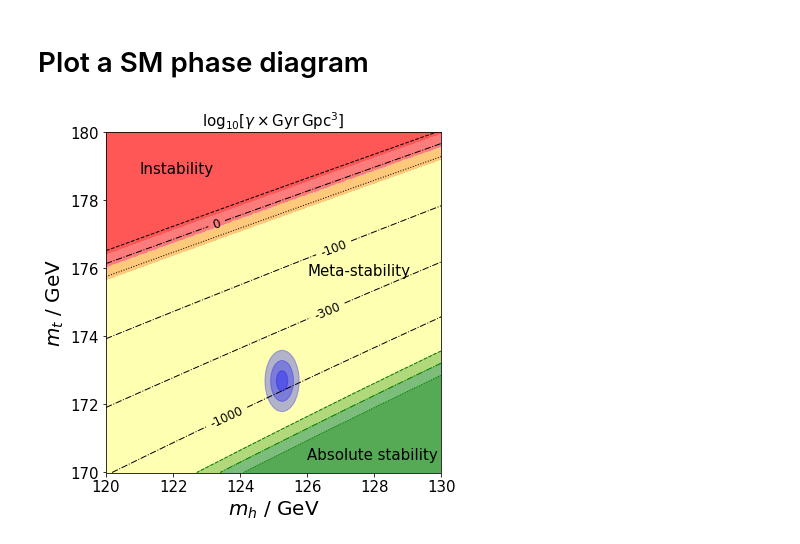
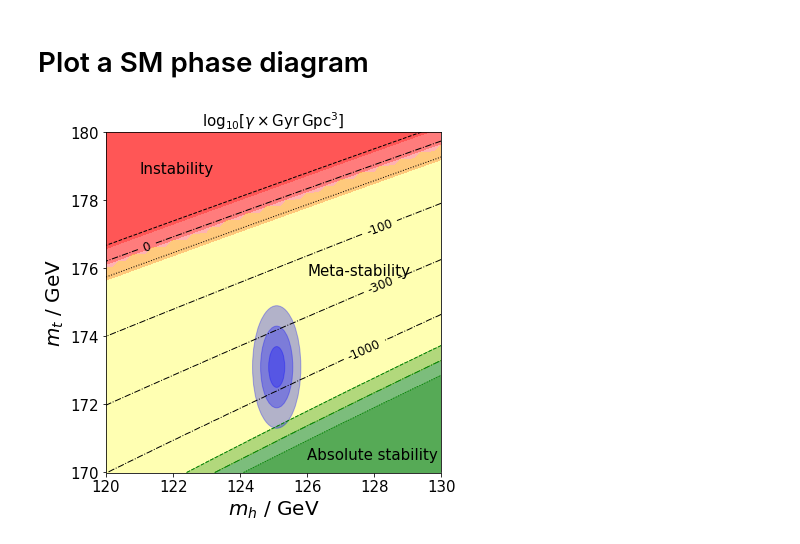
Before and after one commit to SoChigusa/ELVAS, a Jupyter notebook: src/plot/phase_diagram.ipynb, the cells around one changed output. Drawn from its saved outputs; the diff is of its cells as text; code cells hidden in the pictures.

```diff
--- a/src/plot/phase_diagram.ipynb
+++ b/src/plot/phase_diagram.ipynb
@@ -5,25 +5,25 @@ import numpy as np
 import matplotlib.pyplot as plt
 import matplotlib.patches as pat
 
+# # data info
+# DATE_LABEL = "2306"
+# USE_ELVAS_OUTPUT = True
+# MTMC = 172.69
+# MTMC_ERR = 0.3
+# MTPOLE = 172.5
+# MTPOLE_ERR = 0.7
+# MH = 125.25
+# MH_ERR = 0.17
+# nPts = 100
+
 # data info
-DATE_LABEL = "2306"
+DATE_LABEL = "1803"
 USE_ELVAS_OUTPUT = True
-MTMC = 172.69
-MTMC_ERR = 0.3
-MTPOLE = 172.5
-MTPOLE_ERR = 0.7
-MH = 125.25
-MH_ERR = 0.17
-nPts = 100
-
-# # data info
-# DATE_LABEL = "1803"
-# USE_ELVAS_OUTPUT = True
-# MTMC = 173.1
-# MTMC_ERR = 0.6
-# MH = 125.09
-# MH_ERR = 0.24
-# nPts = 50
+MTMC = 173.1
+MTMC_ERR = 0.6
+MH = 125.09
+MH_ERR = 0.24
+nPts = 50
 
 # plot settings
 MT_MIN = 170
@@ -100,31 +100,31 @@ for sigma in range(1, 4):
   e = pat.Ellipse(xy=(MH, MTMC), width=2*sigma*MH_ERR, height=2*sigma*MTMC_ERR, alpha=0.3, color="blue")
   ax.add_patch(e)
 
 # annotation
 ax.text(x=121, y=178.8, s="Instability", fontsize=15)
 ax.text(x=126, y=175.8, s="Meta-stability", fontsize=15)
 ax.text(x=126, y=170.4, s="Absolute stability", fontsize=15)
 
 # plot range
 ax.set_xlim(MH_MIN, MH_MAX)
 ax.set_ylim(MT_MIN, MT_MAX)
 
 # ticks setting
 ax.set_title(r"$\log_{10} [\gamma \times {\rm Gyr}\,{\rm Gpc}^3]$", fontsize=15)
 ax.tick_params(labelsize=15)
 
 # figure captions
 ax.set_xlabel(r"$m_h$ / GeV", size=20)
 ax.set_ylabel(r"$m_t$ / GeV", size=20)
 
 plt.tight_layout()
 plt.savefig('phase_diagram_'+DATE_LABEL+'.pdf', bbox_inches='tight')
 
 # add pole mass measurement result
 # if DATE_LABEL == '2306':
 #   for sigma in range(1, 4):
 #     e = pat.Ellipse(xy=(MH, MTPOLE), width=2*sigma*MH_ERR, height=2*sigma*MTPOLE_ERR, alpha=0.3, color="orange")
 #     ax.add_patch(e)
 #   plt.savefig('phase_diagram_'+DATE_LABEL+'_mtpole.pdf', bbox_inches='tight')
 # %% [output]
-[figure, old version]
+[figure, new version]
```
Also changed, not shown: 9 other files.
